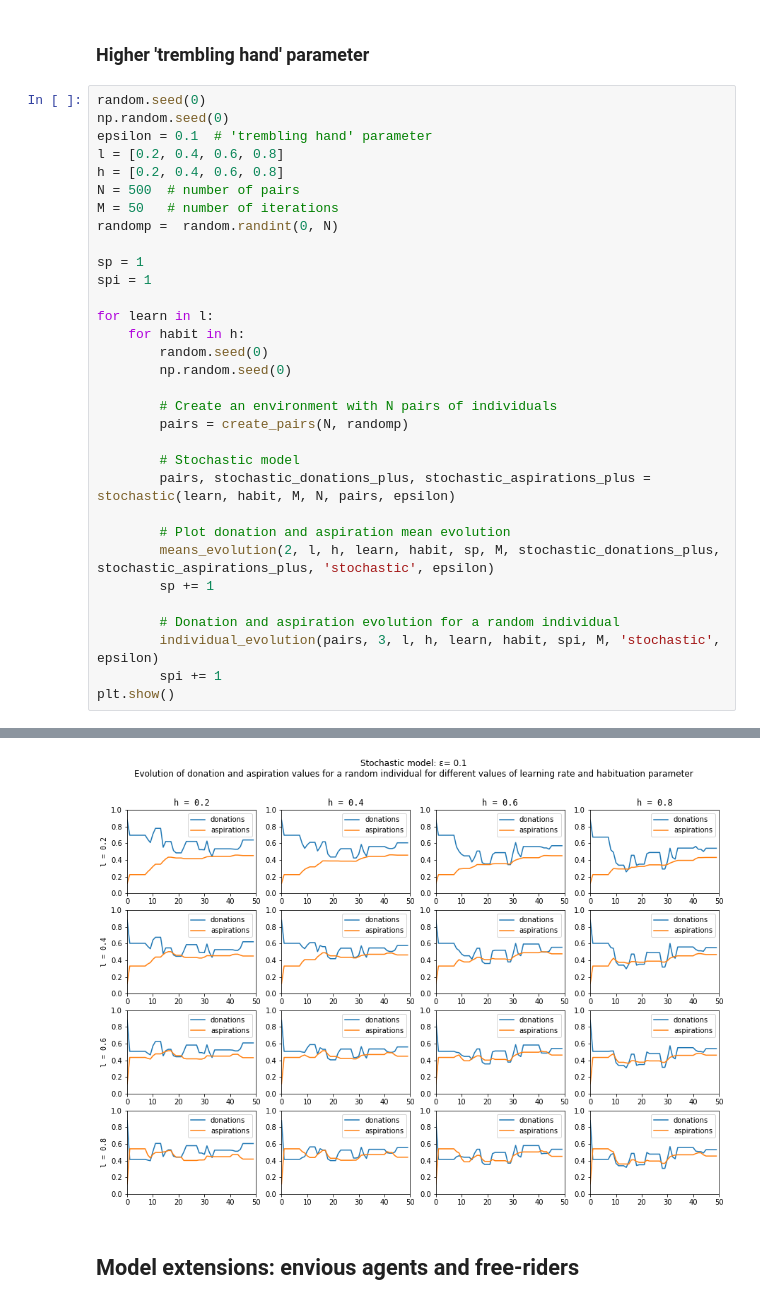
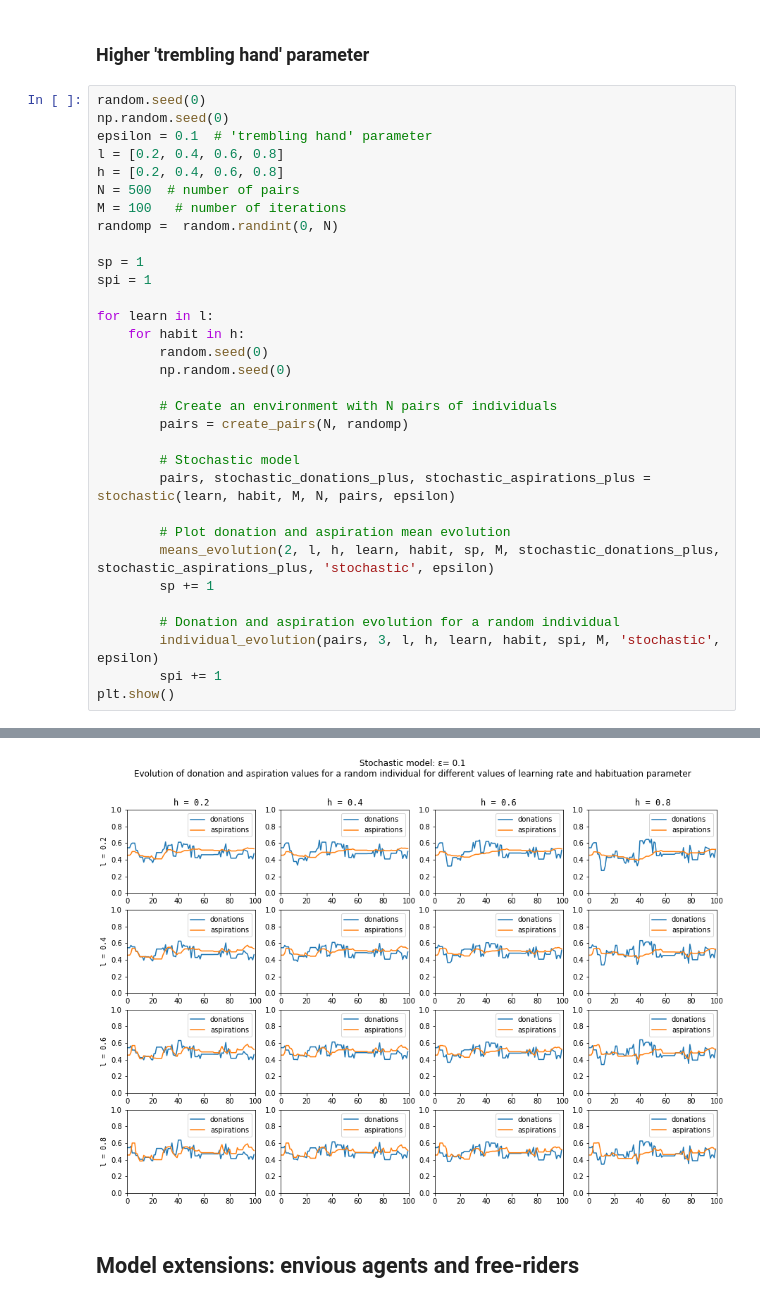
Before and after one commit to ealmenzar/Altruistic-ReinforcementLearning, a Jupyter notebook: altruism.ipynb, the cells around one changed output, grey strips where cells are left out. Saved outputs shown, nothing was run; the diff lists cells and outputs as text.

```diff
--- a/altruism.ipynb
+++ b/altruism.ipynb
@@ -165,7 +165,7 @@ epsilon = 0.1  # 'trembling hand' parameter
 l = [0.2, 0.4, 0.6, 0.8]
 h = [0.2, 0.4, 0.6, 0.8]
 N = 500  # number of pairs
-M = 50   # number of iterations
+M = 100   # number of iterations
 randomp =  random.randint(0, N)
 
 sp = 1
@@ -195,4 +195,4 @@ plt.show()
-[figure, old version]
+[figure, new version]
 # %% [markdown]
 ## Model extensions: envious agents and free-riders
 # %% [markdown]
```
Also changed, not shown: parts of 2 cells of this notebook, 1 other file.
